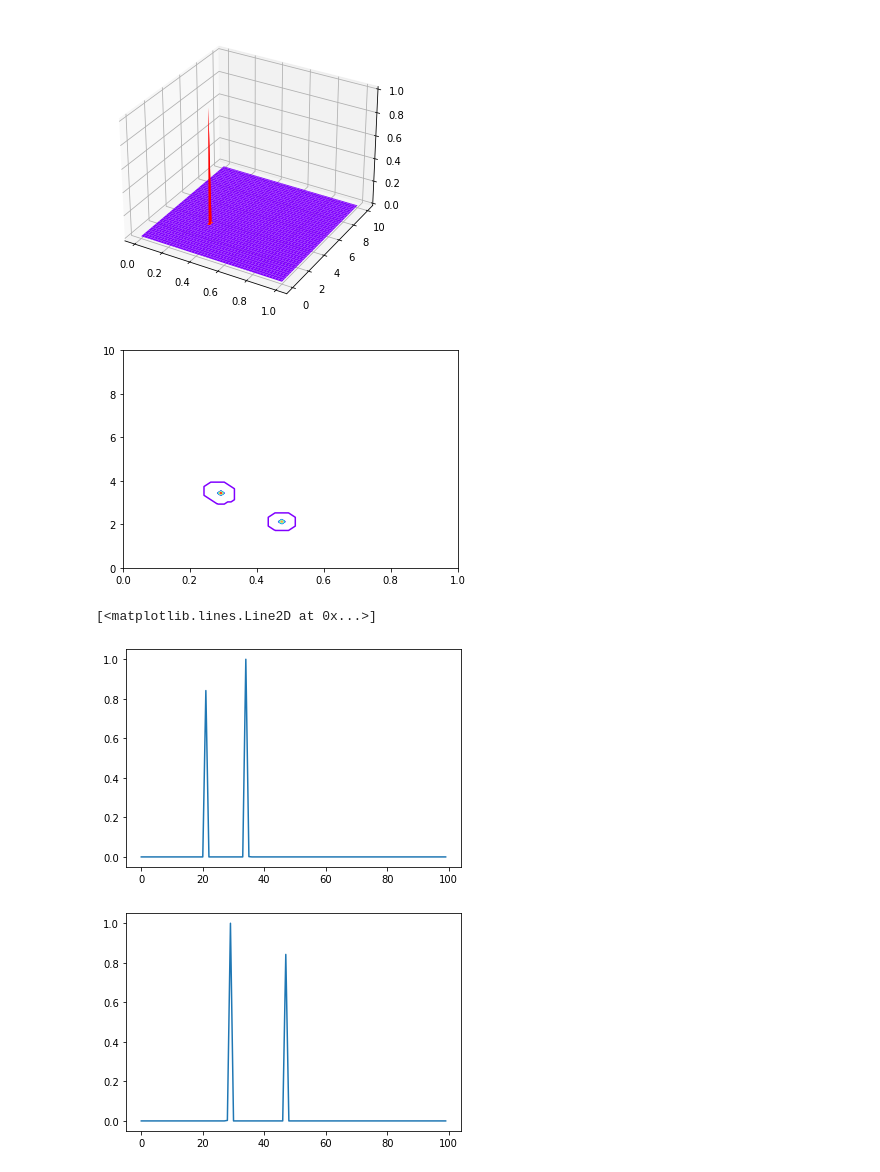
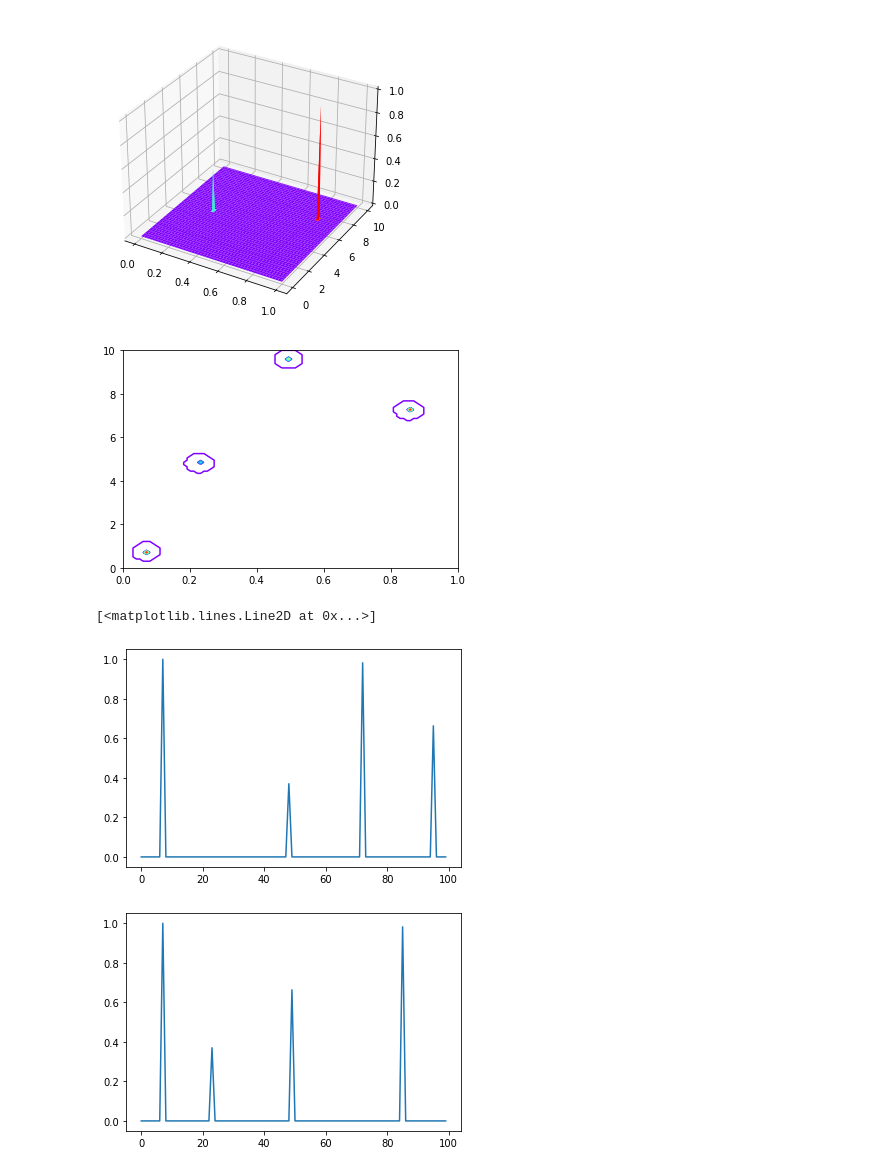
Before and after one commit to chenbo-cyber/DOSY_Net_Pytorch, a Jupyter notebook: contour_Laplace2D.ipynb, the cells around one changed output. Cells and saved outputs as stored; diff of their text form; code cells hidden in the pictures.

Commit message:
test simulate signal, add 2D Laplace spectra reconstruction

```diff
--- a/contour_Laplace2D.ipynb
+++ b/contour_Laplace2D.ipynb
@@ -1,7 +1,6 @@
 # %%
 import numpy as np
 import pandas as pd
-import scipy.io as scio
 import matplotlib.pyplot as plt
 from mpl_toolkits.mplot3d import Axes3D
 
@@ -21,42 +20,56 @@ sig_D = 0.01
 sig_T2 = 0.001
 D_label_dim = 100
 T2_label_dim = 100
-# D = pd.read_csv('Net_Results/Laplace2D/2022-12-20-21_02_44/diffusion_coeffs.csv').columns.to_numpy(dtype=np.float32)
-# T2 = pd.read_csv('Net_Results/Laplace2D/2022-12-20-21_02_44/relax_time.csv').columns.to_numpy(dtype=np.float32)
-# amp = pd.read_csv('Net_Results/Laplace2D/2022-12-20-21_02_44/amplitude.csv').columns.to_numpy(dtype=np.float32)
-D = pd.read_csv('Net_Results/Laplace2D/2022-12-20-20_56_08/diffusion_coeffs.csv').columns.to_numpy(dtype=np.float32)
-T2 = pd.read_csv('Net_Results/Laplace2D/2022-12-20-20_56_08/relax_time.csv').columns.to_numpy(dtype=np.float32)
-amp = pd.read_csv('Net_Results/Laplace2D/2022-12-20-20_56_08/amplitude.csv').columns.to_numpy(dtype=np.float32)
+result_path = 'Net_Results/Laplace2D/2022-12-24-10_43_07'
+
+D = pd.read_csv(f'{result_path}/best_diffusion_coeffs.csv').columns.to_numpy(
+    dtype=np.float32
+)
+T2 = pd.read_csv(f'{result_path}/best_relax_time.csv').columns.to_numpy(
+    dtype=np.float32
+)
+amp = pd.read_csv(f'{result_path}/best_amplitude.csv').columns.to_numpy(
+    dtype=np.float32
+)
+# D = pd.read_csv(f'{result_path}/diffusion_coeffs.csv').columns.to_numpy(
+#     dtype=np.float32
+# )
+# T2 = pd.read_csv(f'{result_path}/relax_time.csv').columns.to_numpy(
+#     dtype=np.float32
+# )
+# amp = pd.read_csv(f'{result_path}/amplitude.csv').columns.to_numpy(
+#     dtype=np.float32
+# )
 
 label_D = Gaussian_distribution(max_D, D[np.newaxis, :], D_label_dim, sig=sig_D)
 label_T2 = Gaussian_distribution(max_T2, 1 / T2[np.newaxis, :], T2_label_dim, sig=sig_T2)
 
 label = np.zeros([D_label_dim, T2_label_dim]).astype(float)
 for j in np.arange(len(D)):
     label = label + amp[j] * np.dot(label_D[j, :][:, np.newaxis], label_T2[j, :][np.newaxis, :])
 label = label / np.max(label)
 
 figure = plt.figure(1)
 axes = Axes3D(figure)
 
 X = np.linspace(0, 1, 100)
 Y = np.linspace(0, 10, 100)
 
 X,Y = np.meshgrid(X, Y)
 Z = label
 axes.plot_surface(X,Y,Z,cmap='rainbow')
 
 plt.figure(2)
 plt.contour(np.linspace(0, 1, 100), np.linspace(0, 10, 100), Z, 20, cmap='rainbow')
 plt.show()
 
 plt.figure(3)
 plt.plot(np.sum(label, axis=1).T / np.max(np.sum(label, axis=1)))
 plt.figure(4)
 plt.plot(np.sum(label, axis=0).T / np.max(np.sum(label, axis=0)))
 # %% [output]
-[figure, old version]
+[figure, new version]
-[figure, old version]
+[figure, new version]
 [<matplotlib.lines.Line2D at 0x...>]
-[figure, old version]
+[figure, new version]
-[figure, old version]
+[figure, new version]
```
Also changed, not shown: 5 other files.
